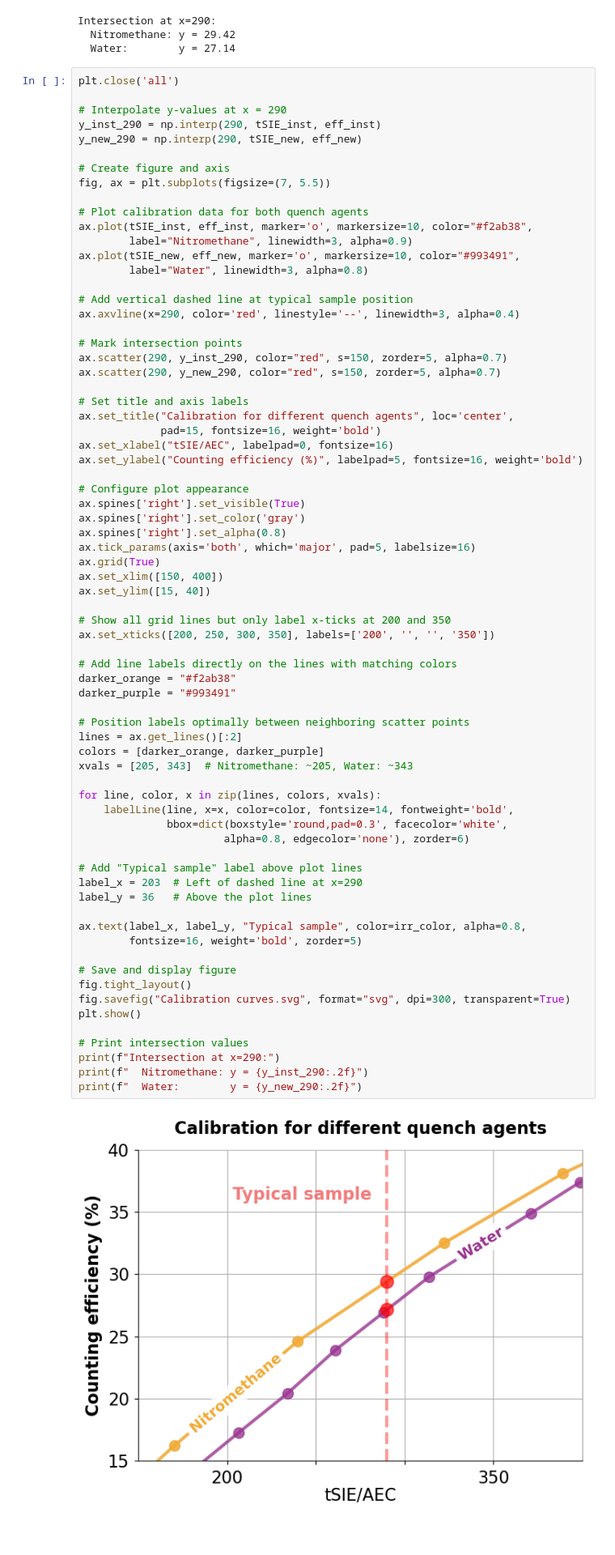
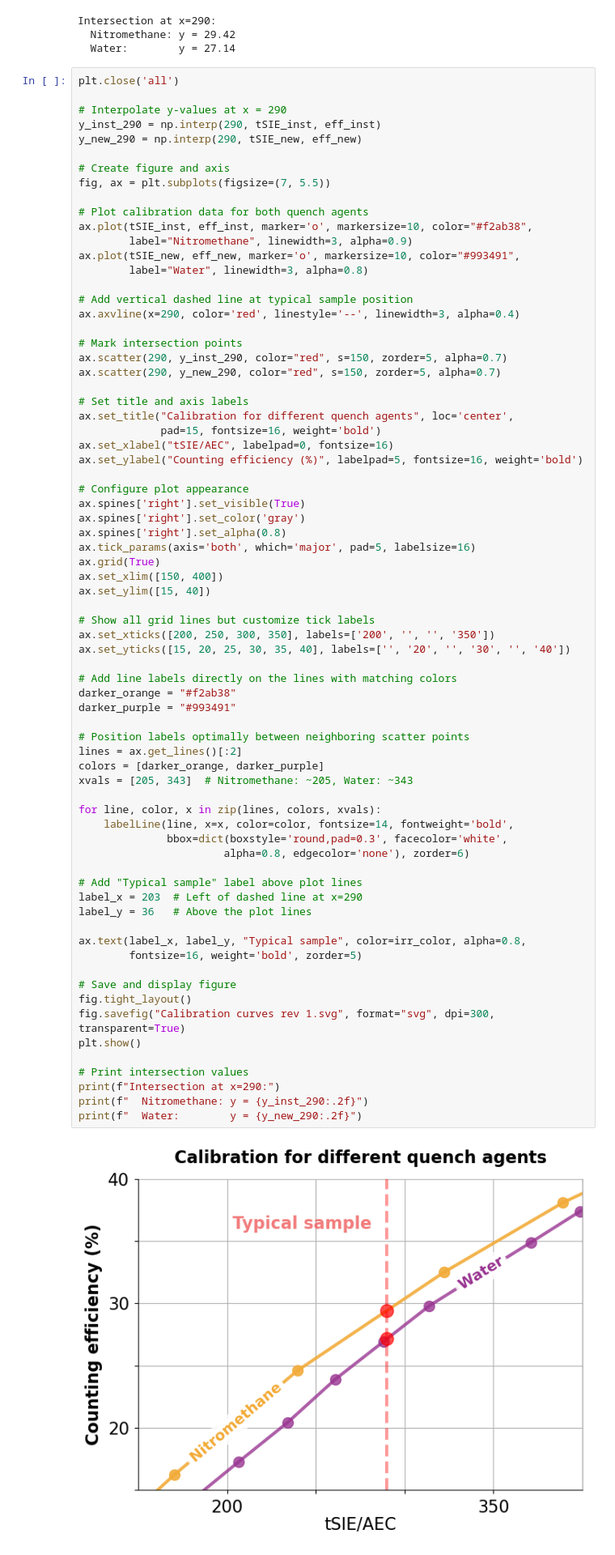
Before and after one commit to veliki-filozof/BABY-1L-run-3, a Jupyter notebook: analysis/tritium/tritium_model_mixrun.ipynb, the cells around one changed output. Shown at 81% size. Saved outputs shown, nothing was run; the diff lists cells and outputs as text.

```diff
--- a/analysis/tritium/tritium_model_mixrun.ipynb
+++ b/analysis/tritium/tritium_model_mixrun.ipynb
@@ -1011,41 +1011,42 @@ ax.grid(True)
 ax.set_xlim([150, 400])
 ax.set_ylim([15, 40])
 
-# Show all grid lines but only label x-ticks at 200 and 350
+# Show all grid lines but customize tick labels
 ax.set_xticks([200, 250, 300, 350], labels=['200', '', '', '350'])
+ax.set_yticks([15, 20, 25, 30, 35, 40], labels=['', '20', '', '30', '', '40'])
 
 # Add line labels directly on the lines with matching colors
 darker_orange = "#f2ab38"
 darker_purple = "#993491"
 
 # Position labels optimally between neighboring scatter points
 lines = ax.get_lines()[:2]
 colors = [darker_orange, darker_purple]
 xvals = [205, 343]  # Nitromethane: ~205, Water: ~343
 
 for line, color, x in zip(lines, colors, xvals):
     labelLine(line, x=x, color=color, fontsize=14, fontweight='bold',
               bbox=dict(boxstyle='round,pad=0.3', facecolor='white',
                        alpha=0.8, edgecolor='none'), zorder=6)
 
 # Add "Typical sample" label above plot lines
 label_x = 203  # Left of dashed line at x=290
 label_y = 36   # Above the plot lines
 
 ax.text(label_x, label_y, "Typical sample", color=irr_color, alpha=0.8,
         fontsize=16, weight='bold', zorder=5)
 
 # Save and display figure
 fig.tight_layout()
-fig.savefig("Calibration curves.svg", format="svg", dpi=300, transparent=True)
+fig.savefig("Calibration curves rev 1.svg", format="svg", dpi=300, transparent=True)
 plt.show()
 
 # Print intersection values
 print(f"Intersection at x=290:")
 print(f"  Nitromethane: y = {y_inst_290:.2f}")
 print(f"  Water:        y = {y_new_290:.2f}")
 # %% [output]
-[figure, old version]
+[figure, new version]
 Intersection at x=290:
   Nitromethane: y = 29.42
   Water:        y = 27.14
```
